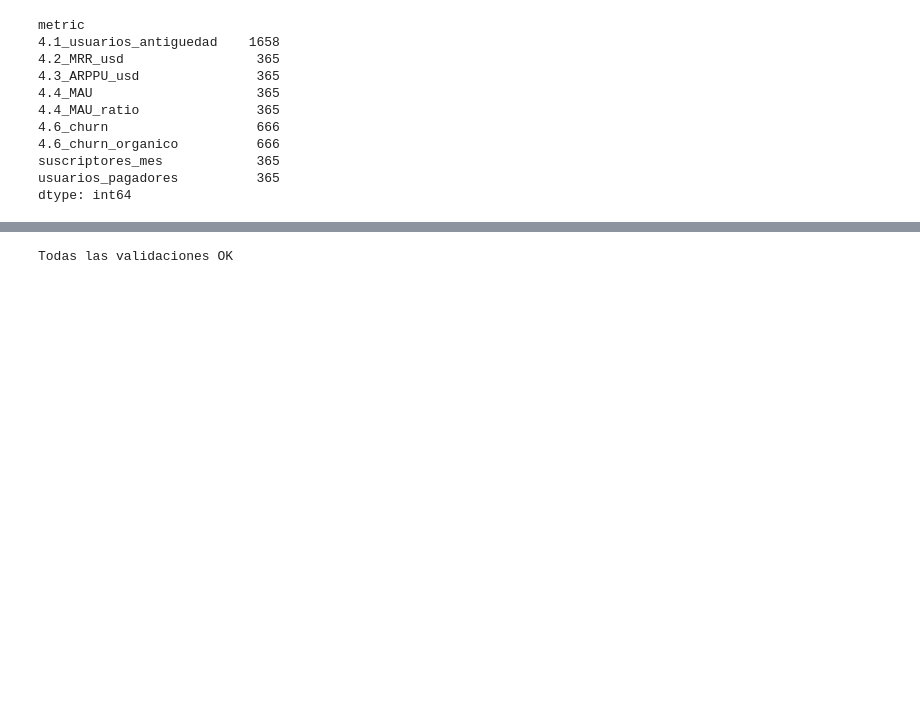
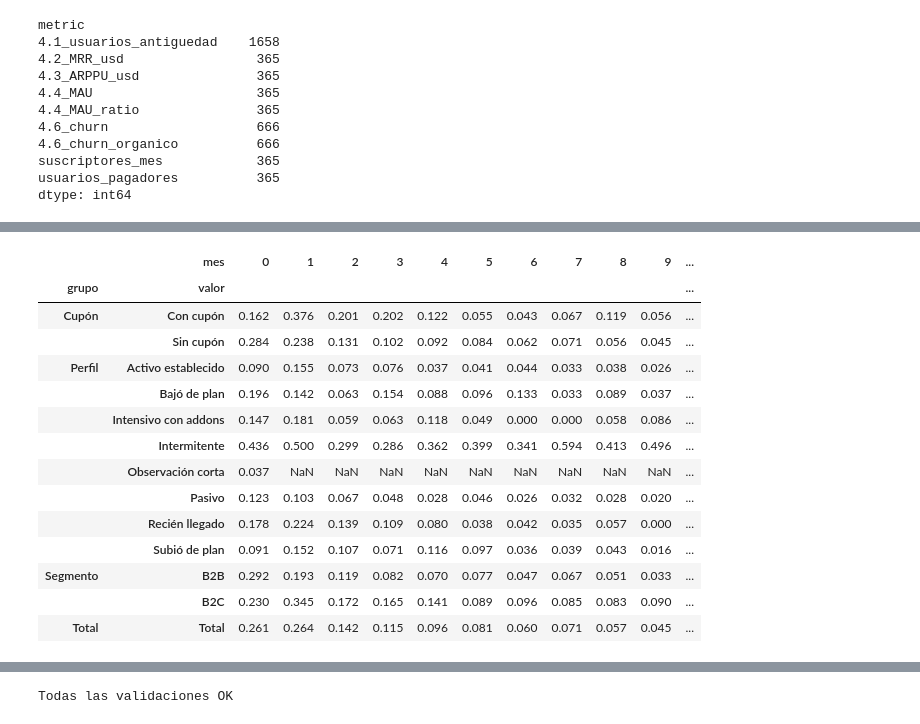
Before and after one commit to clementeaguilar-usach/prueba_bigdata_zapping, a Jupyter notebook: prueba_big_data.ipynb, the cells around one changed output, grey strips where cells are left out. Cells and saved outputs as stored; diff of their text form; code cells hidden in the pictures; blank space fills up the shorter version.

```diff
--- a/prueba_big_data.ipynb
+++ b/prueba_big_data.ipynb
@@ -87,9 +88,12 @@ Name: id, dtype: int64
 import numpy as np
 from pathlib import Path
 from IPython.display import display
-from lifelines import KaplanMeierFitter
+from lifelines import CoxPHFitter, KaplanMeierFitter
 from lifelines.exceptions import StatError
 from lifelines.utils import restricted_mean_survival_time
+from sklearn.cluster import KMeans
+from sklearn.metrics import adjusted_rand_score, silhouette_score
+from sklearn.preprocessing import StandardScaler
 
 pd.set_option('display.max_columns', 60)
 pd.set_option('display.width', 200)
@@ -98,6 +102,14 @@ FX_TO_USD = {'USD': 1.0, 'CLP': 1 / 991.40, 'BRL': 1 / 5.02, 'PEN': 1 / 3.45}
 MASS_TUKEY_K = 3                  # volumen atípico: sobre la cerca de Tukey extrema (Q3 + k·IQR) del log10 de conteos por (día, grupo)
 MASS_CHURN_MIN_SHARE = 0.5        # baja masiva: además, el partner/plan pierde >= 50% de su base activa ese día
 TOP_N = 8                         # categorías a mostrar en cohortes de alta cardinalidad (resto -> 'Otros')
+KDD_MIN_DIAS_OBS = 30             # perfiles: menos días observables -> 'Observación corta'
+KDD_K = range(3, 9)               # número de perfiles a evaluar
+KDD_ARI_MIN = 0.9                 # estabilidad mínima (ARI medio en bootstrap) para aceptar un k
+KDD_SEED = 0
+RIESGO_MESES = 24                 # meses de antigüedad en la curva de riesgo
+VENTANA_FACTOR = 1.5              # ventana de riesgo: riesgo > 1,5 x la mediana de la curva...
+VENTANA_MIN_BAJAS = 30            # ... y al menos 30 bajas en el mes (evita meses con poca exposición)
+COX_CORTE_DIAS = 90               # tramos del modelo de Cox para revisar riesgos proporcionales
 OUT_DIR = Path('outputs')
 OUT_DIR.mkdir(exist_ok=True)
 # %% [markdown]
@@ -963,0 +1185,57 @@ dtype: int64
+# %%
+sp_riesgo = sp_user.merge(user_day[['id', 'd', 'segmento', 'has_coupon', 'country_iso', 'list_price_usd',
+                                    'periods_in_months', 'user_created']],
+                          left_on=['id', 'start'], right_on=['id', 'd'], how='left').drop(columns='d')
+creacion = sp_riesgo['user_created'].dt.normalize()
+sp_riesgo['origen'] = pd.to_datetime(np.where(sp_riesgo['left_censored'] & (creacion < sp_riesgo['start']),
+                                              creacion, sp_riesgo['start']))
+sp_riesgo['duracion'] = (sp_riesgo['end'] - sp_riesgo['origen']).dt.days + 1
+sp_riesgo['entrada'] = (sp_riesgo['start'] - sp_riesgo['origen']).dt.days
+fin_conv = pd.MultiIndex.from_arrays([sp_riesgo['id'], sp_riesgo['end'] + pd.Timedelta(days=1)]).isin(mass_churn_idx)
+sp_riesgo['evento'] = ~sp_riesgo['right_censored'] & ~fin_conv
+sp_riesgo['cupon_label'] = np.where(sp_riesgo['has_coupon'], 'Con cupón', 'Sin cupón')
+sp_riesgo['perfil'] = usuarios['perfil'].reindex(sp_riesgo['id']).to_numpy()
+cupon_meses = df.loc[df['main'] == 1].groupby(['id', 'd'])['coupon_duration_months'].max()
+sp_riesgo['cupon_meses'] = cupon_meses.reindex(pd.MultiIndex.from_arrays([sp_riesgo['id'], sp_riesgo['start']])).to_numpy()
+print(f"{len(sp_riesgo):,} periodos: {sp_riesgo['evento'].sum():,} bajas, {fin_conv.sum():,} censurados por fin de "
+      f"convenio, {sp_riesgo['right_censored'].sum():,} activos al cierre")
+
+
+def riesgo_mensual(frame, meses=RIESGO_MESES):
+    """Bajas / meses-persona por mes de antigüedad, con entrada tardía y censura."""
+    dur, ent, ev = frame['duracion'].to_numpy(), frame['entrada'].to_numpy(), frame['evento'].to_numpy()
+    mes_baja = (dur - 1) // 30
+    filas = []
+    for m in range(meses):
+        lo, hi = 30 * m, 30 * (m + 1)
+        filas.append({'mes': m, 'en_riesgo': int(((ent < hi) & (dur > lo)).sum()),
+                      'meses_persona': np.clip(np.minimum(dur, hi) - np.maximum(ent, lo), 0, None).sum() / 30,
+                      'bajas': int((ev & (mes_baja == m)).sum())})
+    out = pd.DataFrame(filas)
+    out['riesgo'] = out['bajas'] / out['meses_persona'].where(out['meses_persona'] > 0)
+    se = 1.96 / np.sqrt(out['bajas'].where(out['bajas'] > 0))
+    out['ic_inf'], out['ic_sup'] = out['riesgo'] * np.exp(-se), out['riesgo'] * np.exp(se)
+    out['ventana'] = (out['riesgo'] > VENTANA_FACTOR * out['riesgo'].median()) & (out['bajas'] >= VENTANA_MIN_BAJAS)
+    # Supervivencia acumulada (riesgo constante dentro de cada mes)
+    out['supervivencia'] = np.exp(-out['riesgo'].fillna(0).cumsum())
+    return out
+
+
+partes = [riesgo_mensual(sp_riesgo).assign(grupo='Total', valor='Total')]
+for grupo, col in [('Segmento', 'segmento'), ('Cupón', 'cupon_label'), ('Perfil', 'perfil')]:
+    for valor, frame in sp_riesgo.groupby(col):
+        partes.append(riesgo_mensual(frame).assign(grupo=grupo, valor=valor))
+df_riesgo = pd.concat(partes, ignore_index=True)[['grupo', 'valor', 'mes', 'en_riesgo', 'meses_persona', 'bajas',
+                                                  'riesgo', 'ic_inf', 'ic_sup', 'ventana', 'supervivencia']]
+
+total = df_riesgo[df_riesgo['grupo'] == 'Total'].set_index('mes')
+print(f"Ventanas de riesgo (total): meses {total.index[total['ventana']].tolist()} "
+      f"(umbral {VENTANA_FACTOR * total['riesgo'].median():.1%} mensual)")
+display(total[['en_riesgo', 'bajas', 'riesgo', 'ic_inf', 'ic_sup', 'supervivencia']].head(13).round(3))
+display(df_riesgo.pivot_table(index=['grupo', 'valor'], columns='mes', values='riesgo').iloc[:, :13].round(3))
+
+# Meses hasta que la mitad de los periodos termina en baja, por perfil
+mitad = (df_riesgo[(df_riesgo['grupo'] == 'Perfil') & (df_riesgo['supervivencia'] < 0.5)]
+         .groupby('valor')['mes'].min() + 1)
+df_perfiles_resumen['meses_hasta_50'] = mitad.reindex(df_perfiles_resumen.index)
+# %% [output]
@@ -963,0 +1259,15 @@ dtype: int64
+|  | mes | 0 | 1 | 2 | 3 | 4 | 5 | 6 | 7 | 8 | 9 | ... |
+| grupo | valor |  |  |  |  |  |  |  |  |  |  | ... |
+| Cupón | Con cupón | 0.162 | 0.376 | 0.201 | 0.202 | 0.122 | 0.055 | 0.043 | 0.067 | 0.119 | 0.056 | ... |
+|  | Sin cupón | 0.284 | 0.238 | 0.131 | 0.102 | 0.092 | 0.084 | 0.062 | 0.071 | 0.056 | 0.045 | ... |
+| Perfil | Activo establecido | 0.090 | 0.155 | 0.073 | 0.076 | 0.037 | 0.041 | 0.044 | 0.033 | 0.038 | 0.026 | ... |
+|  | Bajó de plan | 0.196 | 0.142 | 0.063 | 0.154 | 0.088 | 0.096 | 0.133 | 0.033 | 0.089 | 0.037 | ... |
+|  | Intensivo con addons | 0.147 | 0.181 | 0.059 | 0.063 | 0.118 | 0.049 | 0.000 | 0.000 | 0.058 | 0.086 | ... |
+|  | Intermitente | 0.436 | 0.500 | 0.299 | 0.286 | 0.362 | 0.399 | 0.341 | 0.594 | 0.413 | 0.496 | ... |
+|  | Observación corta | 0.037 | NaN | NaN | NaN | NaN | NaN | NaN | NaN | NaN | NaN | ... |
+|  | Pasivo | 0.123 | 0.103 | 0.067 | 0.048 | 0.028 | 0.046 | 0.026 | 0.032 | 0.028 | 0.020 | ... |
+|  | Recién llegado | 0.178 | 0.224 | 0.139 | 0.109 | 0.080 | 0.038 | 0.042 | 0.035 | 0.057 | 0.000 | ... |
+|  | Subió de plan | 0.091 | 0.152 | 0.107 | 0.071 | 0.116 | 0.097 | 0.036 | 0.039 | 0.043 | 0.016 | ... |
+| Segmento | B2B | 0.292 | 0.193 | 0.119 | 0.082 | 0.070 | 0.077 | 0.047 | 0.067 | 0.051 | 0.033 | ... |
+|  | B2C | 0.230 | 0.345 | 0.172 | 0.165 | 0.141 | 0.089 | 0.096 | 0.085 | 0.083 | 0.090 | ... |
+| Total | Total | 0.261 | 0.264 | 0.142 | 0.115 | 0.096 | 0.081 | 0.060 | 0.071 | 0.057 | 0.045 | ... |
```
Also changed, not shown: parts of 21 cells of this notebook, 13 other files.
